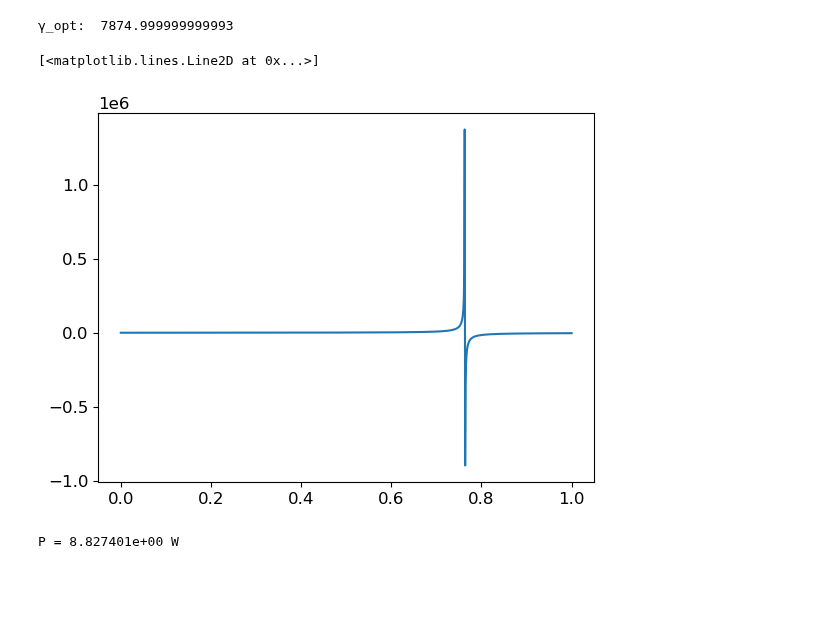
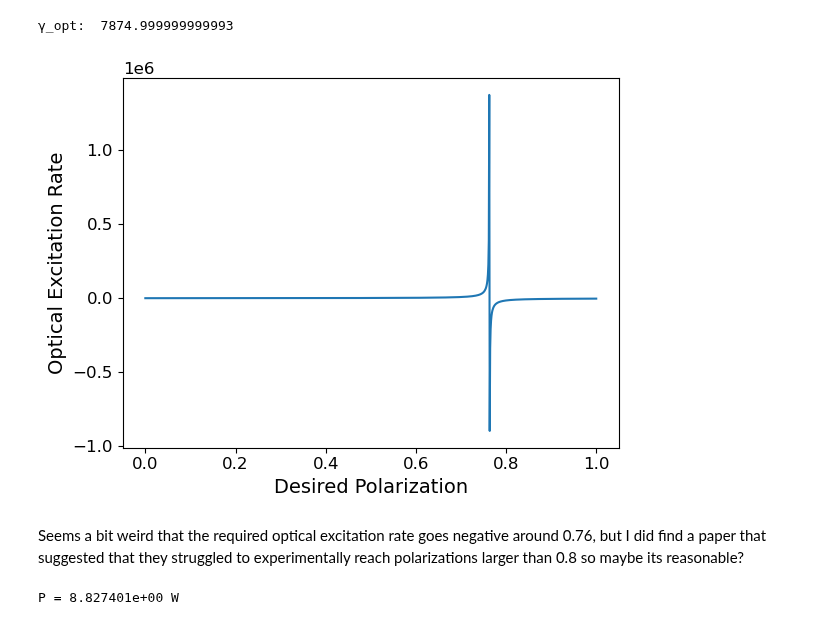
Before and after one commit to jleamer/mode_cooling, a Jupyter notebook: cooling_power.ipynb, the cells around one changed output. Cells and saved outputs as stored; diff of their text form; code cells hidden in the pictures; blank space fills up the shorter version.

```diff
--- a/cooling_power.ipynb
+++ b/cooling_power.ipynb
@@ -70,10 +78,14 @@ print("γ_opt: ", γ_opt)
 # %%
 temp_p = np.linspace(0, 1, 1000)
 temp_γ_opt = 3 * γ_th * temp_p / (0.29 - 0.38 * temp_p)
 plt.plot(temp_p, temp_γ_opt)
+plt.xlabel("Desired Polarization")
+plt.ylabel("Optical Excitation Rate")
+plt.savefig("optical_excitation_rate_vs_polarization.png", format='png', dpi=300)
 # %% [output]
-[<matplotlib.lines.Line2D at 0x...>]
-[figure, old version]
+[figure, new version]
+# %% [markdown]
+Seems a bit weird that the required optical excitation rate goes negative around 0.76, but I did find a paper that suggested that they struggled to experimentally reach polarizations larger than 0.8 so maybe its reasonable?
 # %%
 # The cross-section is
 σ_a = 3e-17 #cm^2
```
Also changed, not shown: parts of 8 cells of this notebook, 1 other file.
